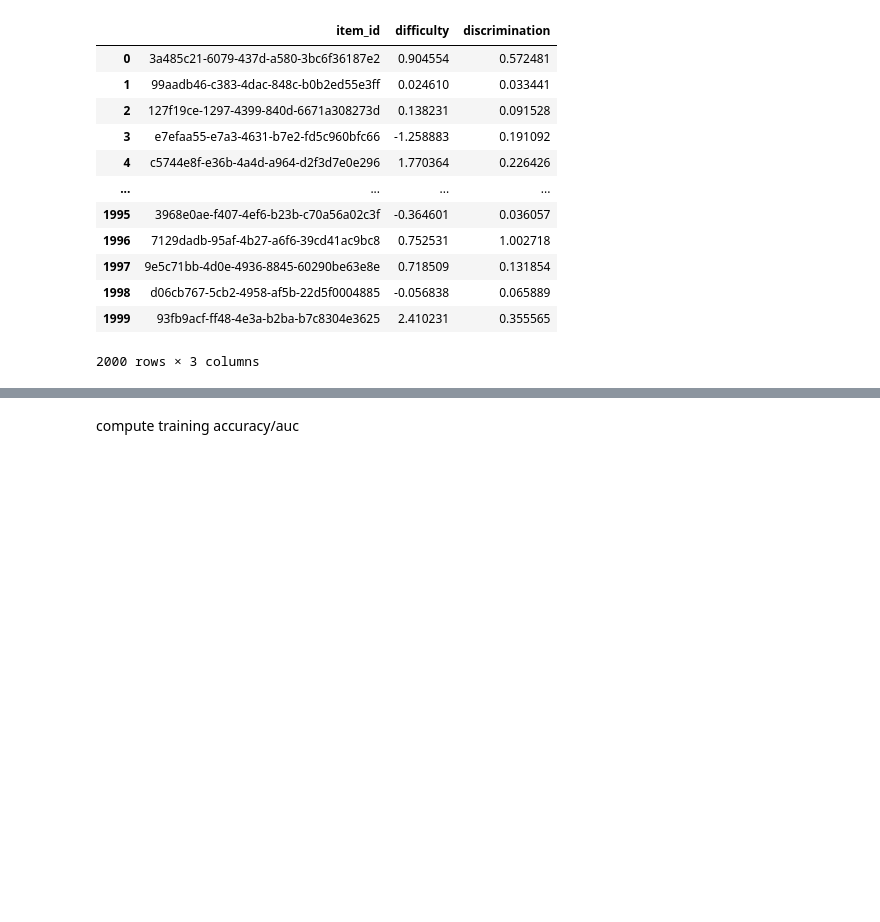
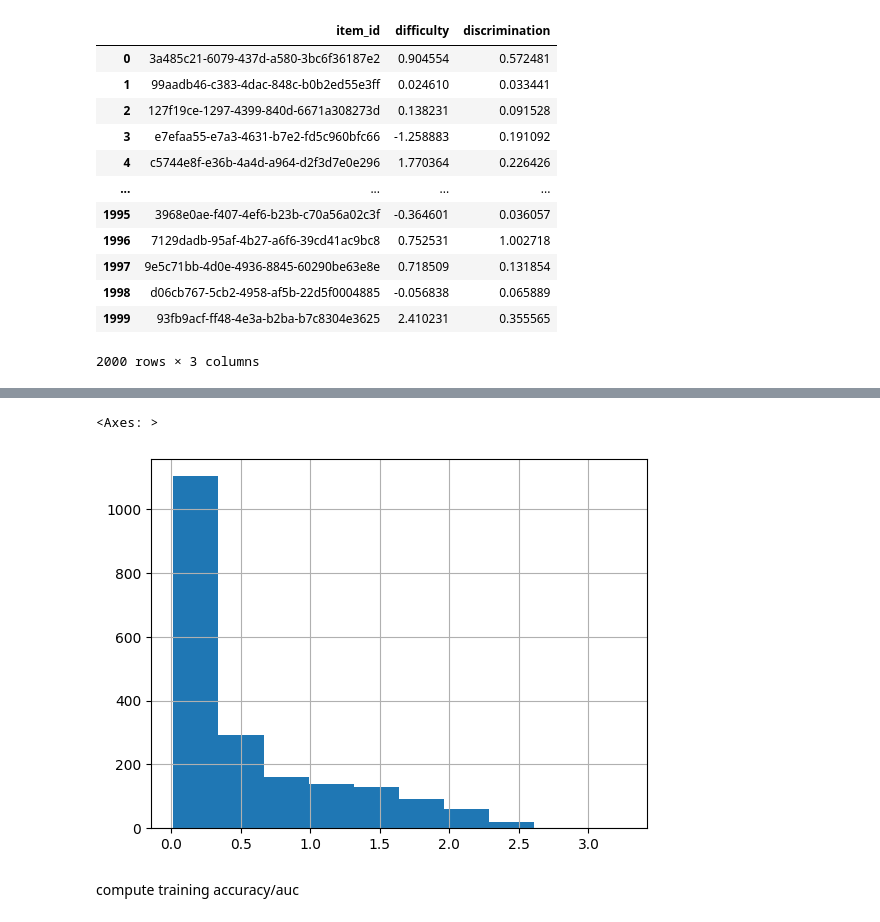
Before and after one commit to daavidstein/IRT, a Jupyter notebook: notebooks/IRT.ipynb, the cells around one changed output, grey strips where cells are left out. Drawn from its saved outputs; the diff is of its cells as text; code cells hidden in the pictures; blank space fills up the shorter version.

```diff
--- a/notebooks/IRT.ipynb
+++ b/notebooks/IRT.ipynb
@@ -218,3 +272,8 @@ fitted_item_params
+# %%
+fitted_item_params["discrimination"].hist()
+# %% [output]
+<Axes: >
+[figure, added]
 # %% [markdown]
 compute training accuracy/auc
 # %% [markdown]
```
Also changed, not shown: parts of 62 cells of this notebook.
